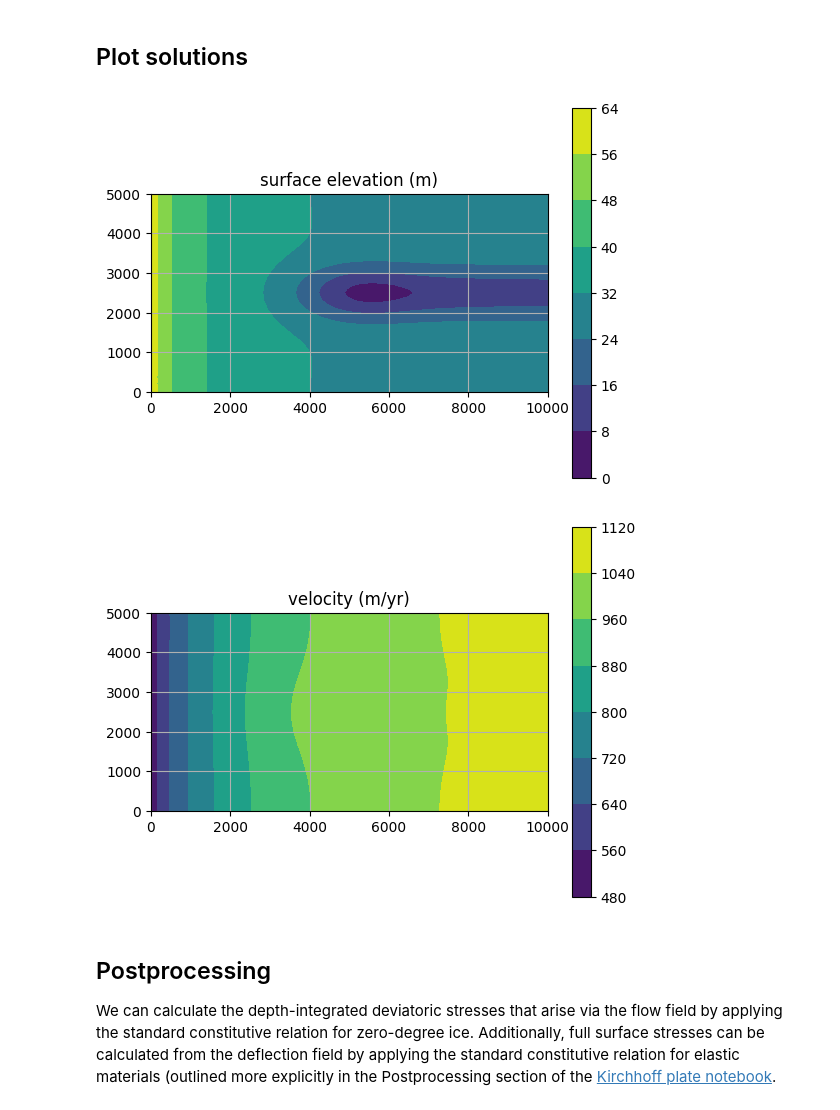
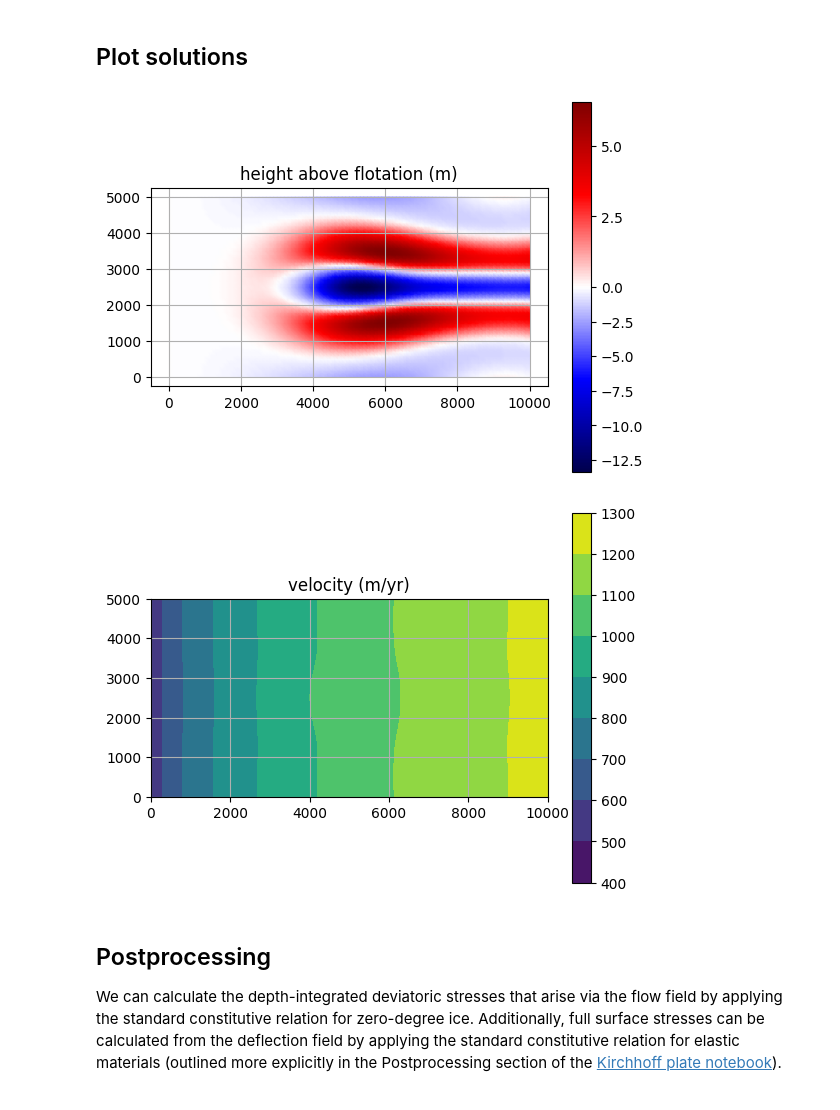
Before and after one commit to chrismiele/weird_flex, a Jupyter notebook: coupled_flow_flexure.ipynb, the cells around one changed output. Drawn from its saved outputs; the diff is of its cells as text; code cells hidden in the pictures.

```diff
--- a/coupled_flow_flexure.ipynb
+++ b/coupled_flow_flexure.ipynb
@@ -113,25 +109,33 @@ Surface mass balance is chosen to melt out a lake in the shape of a Gaussian cur
 # %%
+################################
+################################
+### parameters for iteration ###
+################################
+################################
+
+dt = 0.5 #length of timestep in years
+num_timesteps = 40
+
 ##################################
 ##################################
 ### parameters for flow solver ###
 ##################################
 ##################################
 
-dirichlet_ids = [1]
+dirichlet_ids = [1] #boundaries are labeled (1, 2, 3, 4) = (upstream, downstream, left, right)
 side_wall_ids = [3, 4]
 ice_front_ids = [2]
 
-model = icepack.models.IceShelf(gravity = gravity2, terminus = terminus2,
+ux_gl = 500 #upstream boundary boundary condition in meters per year
+u0 = project(as_vector([ux_gl, 1e-50]), V) #initial velocity (u_x, u_y) for imposing Dirichlet BCs
+
+C0 = Constant(0.0) #coefficient of sidewall friction
+
+model = icepack.models.IceShelf(gravity = gravity2, terminus = terminus2, #model is icepack's SSA, but with our own physics
                            side_friction = icepack.models.friction.side_friction)
 
 solver = icepack.solvers.FlowSolver(model, dirichlet_ids = dirichlet_ids,
                                     side_wall_ids = side_wall_ids, ice_front_ids = ice_front_ids)
-
-u0 = project(as_vector([500, 1e-50]), V) #initial velocity (u_x, u_y) for imposing Dirichlet BCs
-C0 = Constant(0.0) #coefficient of sidewall friction
-dt = 1 #length of timestep in years
-num_timesteps = 50
-N = int(num_timesteps/50) #solve flexure every N timesteps
 
 #####################################
 #####################################
@@ -140,11 +144,16 @@ N = int(num_timesteps/50) #solve flexure every N timesteps
 #####################################
 
 α = 1e10 #arbitrary large number for penalty method
-smb_x = 10*exp(-1/2*((x - Lx/2)/(0.1*Lx))**2) #impose some surface mass balance
-smb_y = exp(-1/2*((y - Ly/2)/(0.1*Ly))**2) #we'll melt out a lake at the center of the shelf...
-SMB = project(-smb_x*smb_y*dt, Q1) #...in the shape of a 3D gaussian curve
+smb_x = 20*exp(-1/2*((x - Lx/2)/1000)**2) #impose some surface mass balance to load the shelf
+smb_y = exp(-1/2*((y - Ly/2)/500)**2) #we'll melt out a lake at the center of the shelf...
+SMB = project(-smb_x*smb_y*dt, Q1) #...in the shape of a 3D gaussian curve (see figure below)
 
-#plot the surface mass balance
+#####################################
+#####################################
+### plot the surface mass balance ###
+#####################################
+#####################################
+
 fig, ax = plt.subplots()
 ax.set_aspect('equal')
 plt.title('SMB (Δs per timestep; meters)')
@@ -264,30 +327,31 @@ for step in tqdm.trange(num_timesteps):
 # %% [markdown]
 ## Plot solutions
 # %%
-#h_ab = project(s + SMB + η - (1 - ϱ)*H, Q2) #height above buoyancy
+h_ab = project(h_ab, Q2) #height above buoyancy
+norm = colors.TwoSlopeNorm(vcenter = 0)
 
 fig, ax = plt.subplots()
 ax.set_aspect('equal')
-plt.title('surface elevation (m)')
-elev_plot = tricontourf(s, axes=ax)
+plt.title('height above flotation (m)')
+elev_plot = tripcolor(h_ab, axes=ax, norm = norm, cmap = 'seismic')
 plt.colorbar(elev_plot)
 plt.grid()
 plt.show()
 
 fig, ax = plt.subplots()
 ax.set_aspect('equal')
 plt.title('velocity (m/yr)')
 vel_plot = tricontourf(u, axes=ax)
 plt.colorbar(vel_plot)
 plt.grid()
 plt.show()
 # %% [output]
-[figure, old version]
+[figure, new version]
-[figure, old version]
+[figure, new version]
 # %% [markdown]
 ## Postprocessing
 
-We can calculate the depth-integrated deviatoric stresses that arise via the flow field by applying the standard constitutive relation for zero-degree ice. Additionally, full surface stresses can be calculated from the deflection field by applying the standard constitutive relation for elastic materials (outlined more explicitly in the Postprocessing section of the [Kirchhoff plate notebook](https://github.com/chrismiele/weird_flex/blob/main/kirchhoff_plate.ipynb).
+We can calculate the depth-integrated deviatoric stresses that arise via the flow field by applying the standard constitutive relation for zero-degree ice. Additionally, full surface stresses can be calculated from the deflection field by applying the standard constitutive relation for elastic materials (outlined more explicitly in the Postprocessing section of the [Kirchhoff plate notebook](https://github.com/chrismiele/weird_flex/blob/main/kirchhoff_plate.ipynb)).
 # %%
 ########################
 ########################
```
Also changed, not shown: parts of 11 cells of this notebook.
